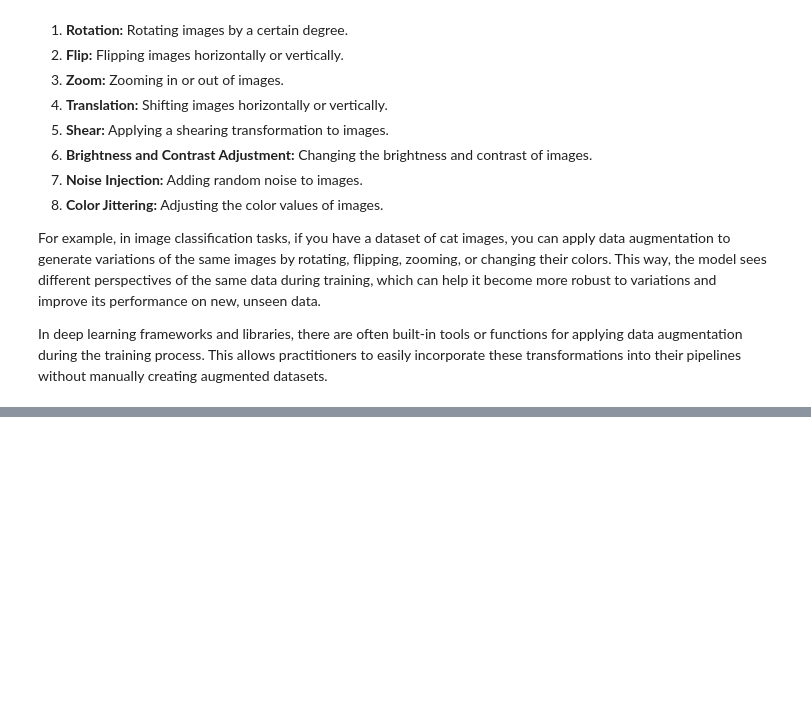
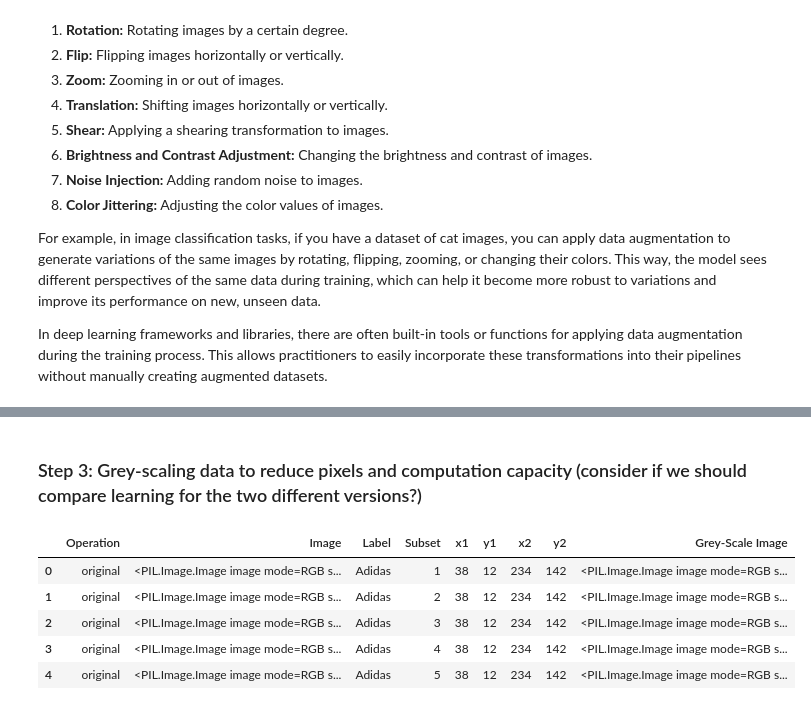
Before and after one commit to veronicalarssn/ML_Project, a Jupyter notebook: Start.ipynb, the cells around one changed output, grey strips where cells are left out. Drawn from its saved outputs; the diff is of its cells as text; code cells hidden in the pictures; blank space fills up the shorter version.

```diff
--- a/Start.ipynb
+++ b/Start.ipynb
@@ -247,0 +208,13 @@ Augmented df:
+# %% [markdown]
+### Step 3: Grey-scaling data to reduce pixels and computation capacity (consider if we should compare learning for the two different versions?)
+# %%
+#storing data as grey-scale
+labelled_augmented_df['Grey-Scale Image'] = labelled_augmented_df['Image'].apply(lambda img: ImageEnhance.Color(img).enhance(0))
+labelled_augmented_df.head()
+# %% [output]
+|  | Operation | Image | Label | Subset | x1 | y1 | x2 | y2 | Grey-Scale Image |
+| 0 | original | <PIL.Image.Image image mode=RGB s... | Adidas | 1 | 38 | 12 | 234 | 142 | <PIL.Image.Image image mode=RGB s... |
+| 1 | original | <PIL.Image.Image image mode=RGB s... | Adidas | 2 | 38 | 12 | 234 | 142 | <PIL.Image.Image image mode=RGB s... |
+| 2 | original | <PIL.Image.Image image mode=RGB s... | Adidas | 3 | 38 | 12 | 234 | 142 | <PIL.Image.Image image mode=RGB s... |
+| 3 | original | <PIL.Image.Image image mode=RGB s... | Adidas | 4 | 38 | 12 | 234 | 142 | <PIL.Image.Image image mode=RGB s... |
+| 4 | original | <PIL.Image.Image image mode=RGB s... | Adidas | 5 | 38 | 12 | 234 | 142 | <PIL.Image.Image image mode=RGB s... |
```
Also changed, not shown: parts of 8 cells of this notebook.
